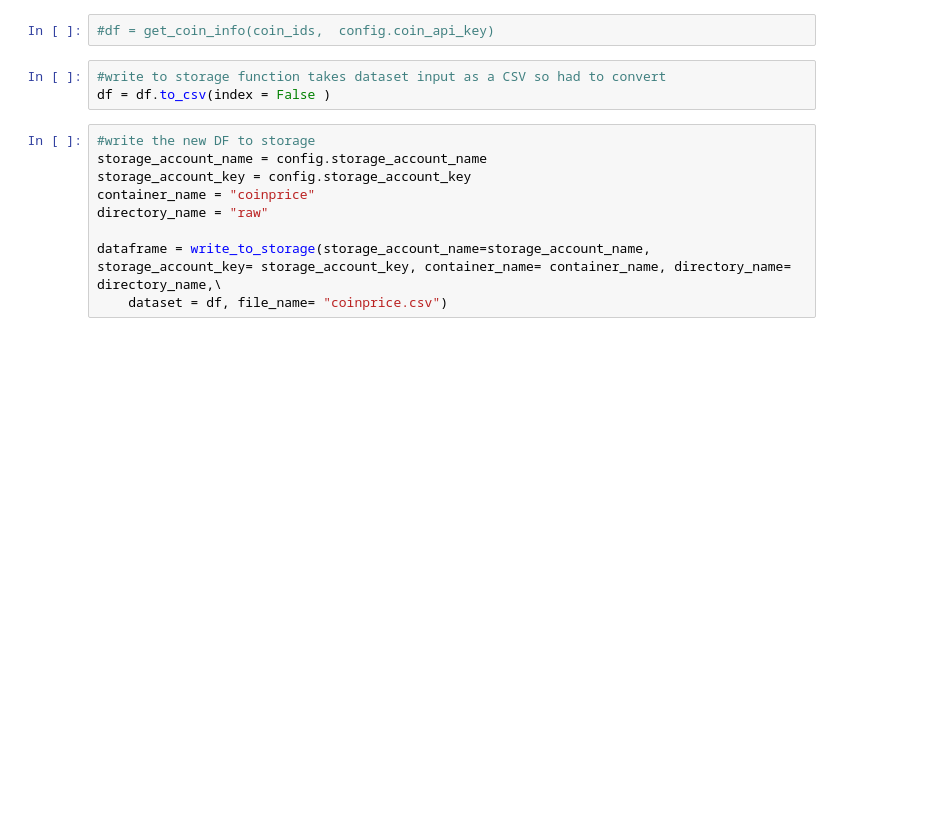
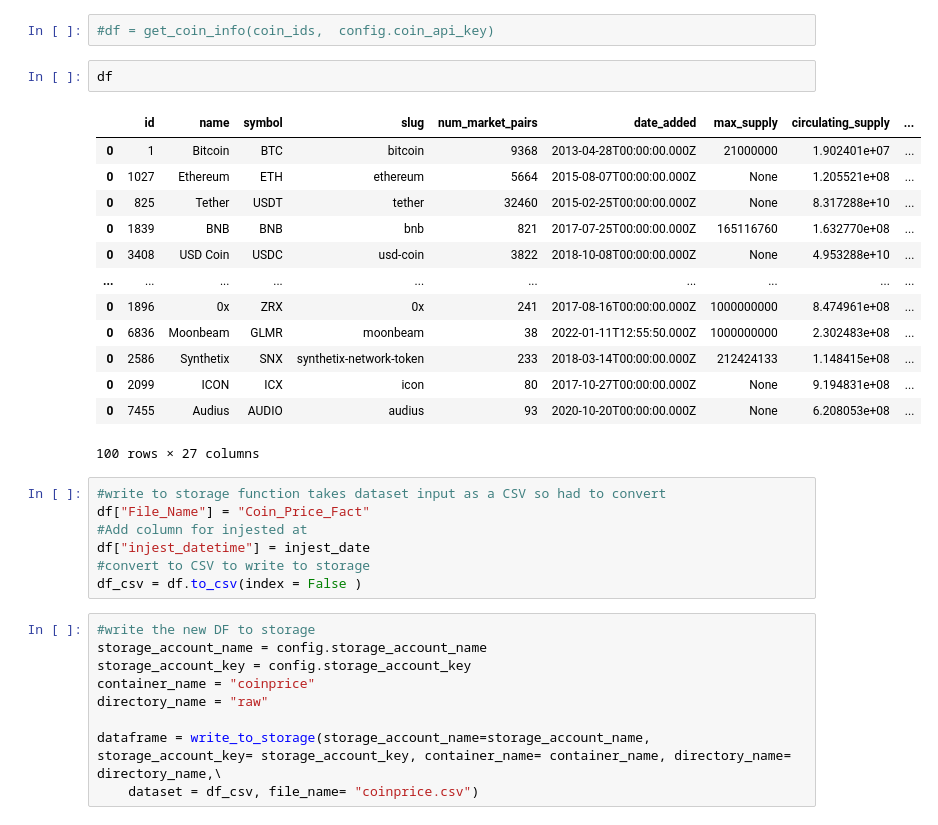
Before and after one commit to nradich/Coin_Experiment, a Jupyter notebook: coinquery.ipynb, the cells around one changed output. Saved outputs shown, nothing was run; the diff lists cells and outputs as text; blank space fills up the shorter version.

```diff
--- a/coinquery.ipynb
+++ b/coinquery.ipynb
@@ -159,9 +159,29 @@ def get_coin_info(list_of_coins_, api_key):
     return df
 # %%
 #df = get_coin_info(coin_ids,  config.coin_api_key)
+# %%
+df
+# %% [output]
+|  | id | name | symbol | slug | num_market_pairs | date_added | max_supply | circulating_supply | ... |
+| 0 | 1 | Bitcoin | BTC | bitcoin | 9368 | 2013-04-28T00:00:00.000Z | 21000000 | 1.902401e+07 | ... |
+| 0 | 1027 | Ethereum | ETH | ethereum | 5664 | 2015-08-07T00:00:00.000Z | None | 1.205521e+08 | ... |
+| 0 | 825 | Tether | USDT | tether | 32460 | 2015-02-25T00:00:00.000Z | None | 8.317288e+10 | ... |
+| 0 | 1839 | BNB | BNB | bnb | 821 | 2017-07-25T00:00:00.000Z | 165116760 | 1.632770e+08 | ... |
+| 0 | 3408 | USD Coin | USDC | usd-coin | 3822 | 2018-10-08T00:00:00.000Z | None | 4.953288e+10 | ... |
+| ... | ... | ... | ... | ... | ... | ... | ... | ... | ... |
+| 0 | 1896 | 0x | ZRX | 0x | 241 | 2017-08-16T00:00:00.000Z | 1000000000 | 8.474961e+08 | ... |
+| 0 | 6836 | Moonbeam | GLMR | moonbeam | 38 | 2022-01-11T12:55:50.000Z | 1000000000 | 2.302483e+08 | ... |
+| 0 | 2586 | Synthetix | SNX | synthetix-network-token | 233 | 2018-03-14T00:00:00.000Z | 212424133 | 1.148415e+08 | ... |
+| 0 | 2099 | ICON | ICX | icon | 80 | 2017-10-27T00:00:00.000Z | None | 9.194831e+08 | ... |
+| 0 | 7455 | Audius | AUDIO | audius | 93 | 2020-10-20T00:00:00.000Z | None | 6.208053e+08 | ... |
+100 rows × 27 columns
 # %%
 #write to storage function takes dataset input as a CSV so had to convert
-df = df.to_csv(index = False )
+df["File_Name"] = "Coin_Price_Fact"
+#Add column for injested at
+df["injest_datetime"] = injest_date
+#convert to CSV to write to storage
+df_csv = df.to_csv(index = False )
 # %%
 #write the new DF to storage
 storage_account_name = config.storage_account_name
@@ -170,4 +190,4 @@ container_name = "coinprice"
 directory_name = "raw"
 
 dataframe = write_to_storage(storage_account_name=storage_account_name, storage_account_key= storage_account_key, container_name= container_name, directory_name= directory_name,\
-    dataset = df, file_name= "coinprice.csv")
+    dataset = df_csv, file_name= "coinprice.csv")
```
Also changed, not shown: parts of 7 cells of this notebook.
